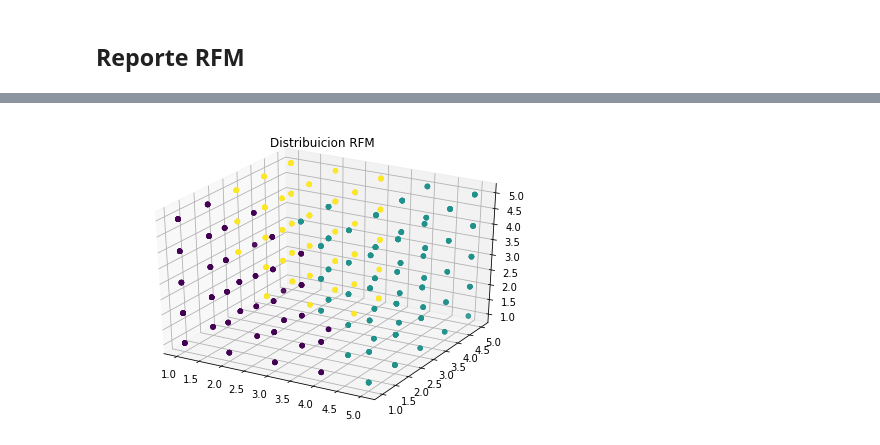
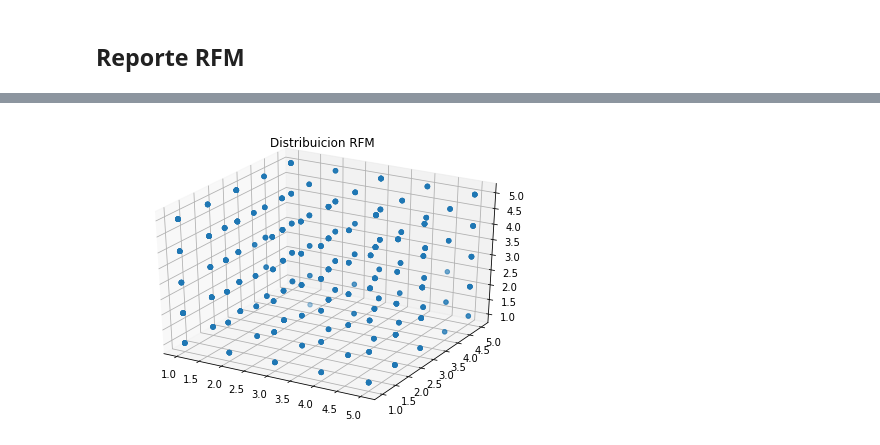
Before and after one commit to devJCM/Generador_RFM, a Jupyter notebook: Tester.ipynb, the cells around one changed output, grey strips where cells are left out. Saved outputs shown, nothing was run; the diff lists cells and outputs as text; code cells hidden in the pictures.

```diff
--- a/Tester.ipynb
+++ b/Tester.ipynb
@@ -70,11 +80,7 @@ ax.set_xticklabels('')
 # %% [markdown]
 ## Reporte RFM
 # %%
-model_RFM=KMeans(n_clusters=3).fit(np.array(dataset[['R','F','M']]))
-clust_RFM=pd.Series(model_RFM.labels_)
-dataset['Categoria']=clust_RFM
-
 d=dataset['Categoria'].value_counts().to_dict()
 c_frame=pd.DataFrame([d], columns=d.keys())
-c_frame  #375 331 292
+c_frame
 # %% [output]
@@ -103,9 +121,9 @@ dataset.head()
 # %%
 fig = plt.figure()
 ax = Axes3D(fig)
 
-ax.scatter(dataset['R'],dataset['F'],dataset['M'],c=clust_RFM)
+ax.scatter(dataset['R'],dataset['F'],dataset['M'])
 plt.title('Distribuicion RFM')
 plt.show()
 # %% [output]
-[figure, old version]
+[figure, new version]
```
Also changed, not shown: parts of 8 cells of this notebook, 2 other files.
